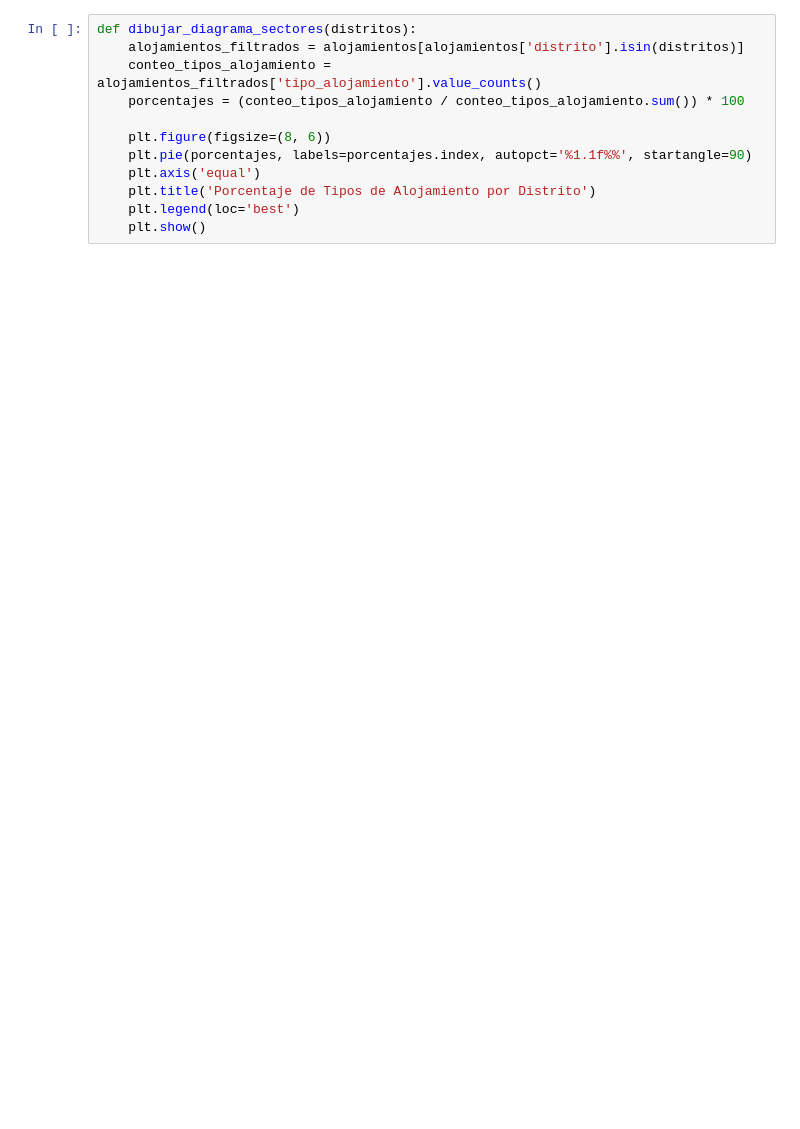
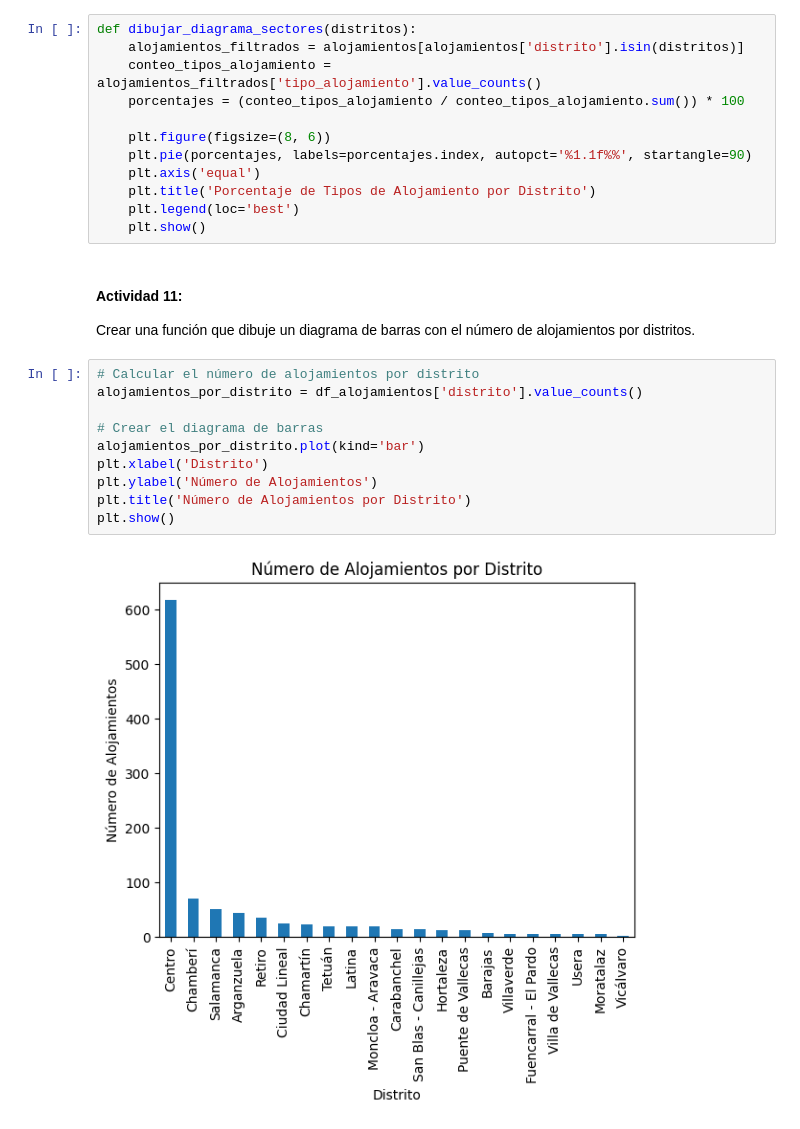
Before and after one commit to clauloro/Airbnb_Madrid, a Jupyter notebook: airbnbprt1y2.ipynb, the cells around one changed output. Cells and saved outputs as stored; diff of their text form; blank space fills up the shorter version.

```diff
--- a/airbnbprt1y2.ipynb
+++ b/airbnbprt1y2.ipynb
@@ -313,3 +333,18 @@ def dibujar_diagrama_sectores(distritos):
     plt.title('Porcentaje de Tipos de Alojamiento por Distrito')
     plt.legend(loc='best')
     plt.show()
+# %% [markdown]
+#### Actividad 11:
+Crear una función que dibuje un diagrama de barras con el número de alojamientos por distritos.
+# %%
+# Calcular el número de alojamientos por distrito
+alojamientos_por_distrito = df_alojamientos['distrito'].value_counts()
+
+# Crear el diagrama de barras
+alojamientos_por_distrito.plot(kind='bar')
+plt.xlabel('Distrito')
+plt.ylabel('Número de Alojamientos')
+plt.title('Número de Alojamientos por Distrito')
+plt.show()
+# %% [output]
+[figure, added]
```
Also changed, not shown: parts of 28 cells of this notebook.
